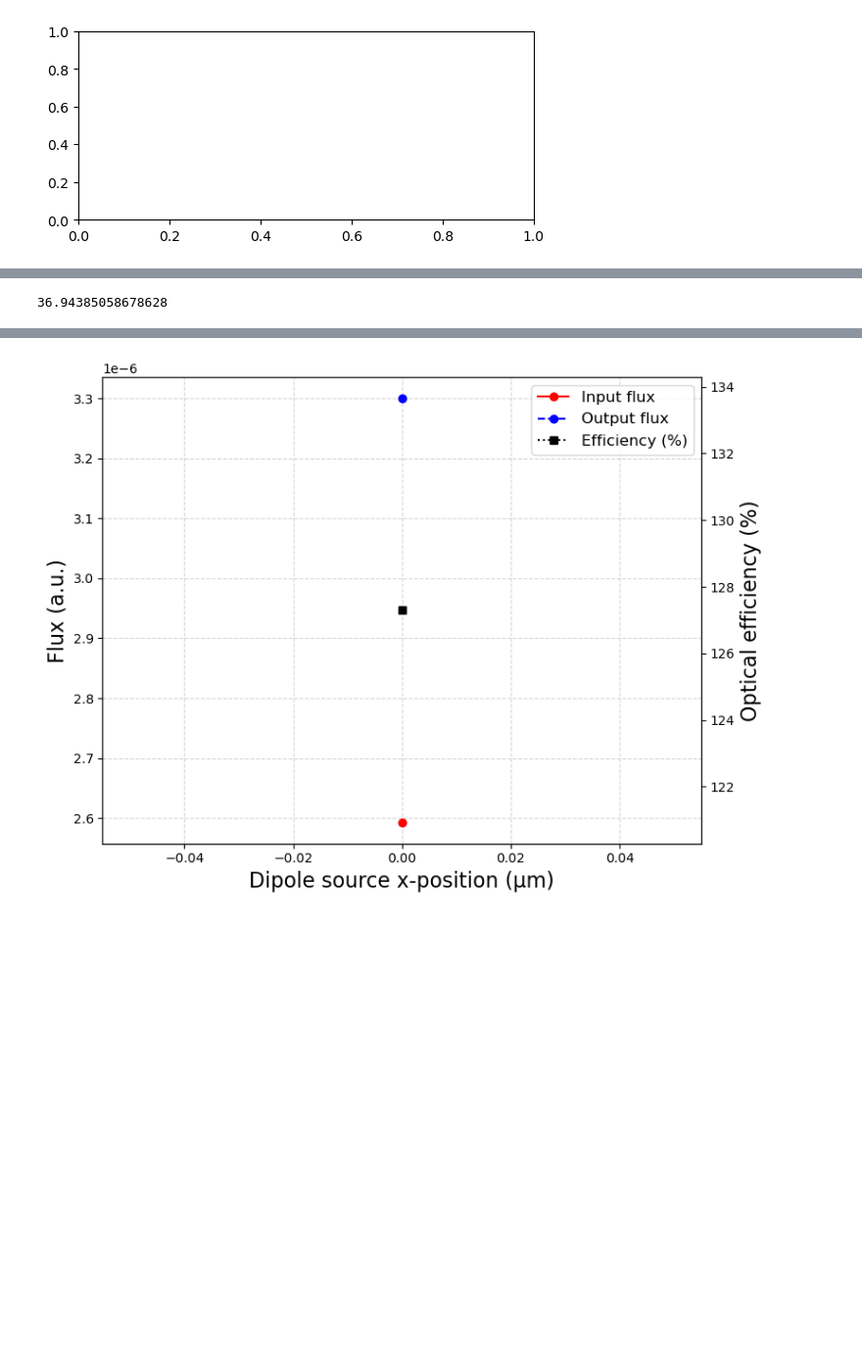
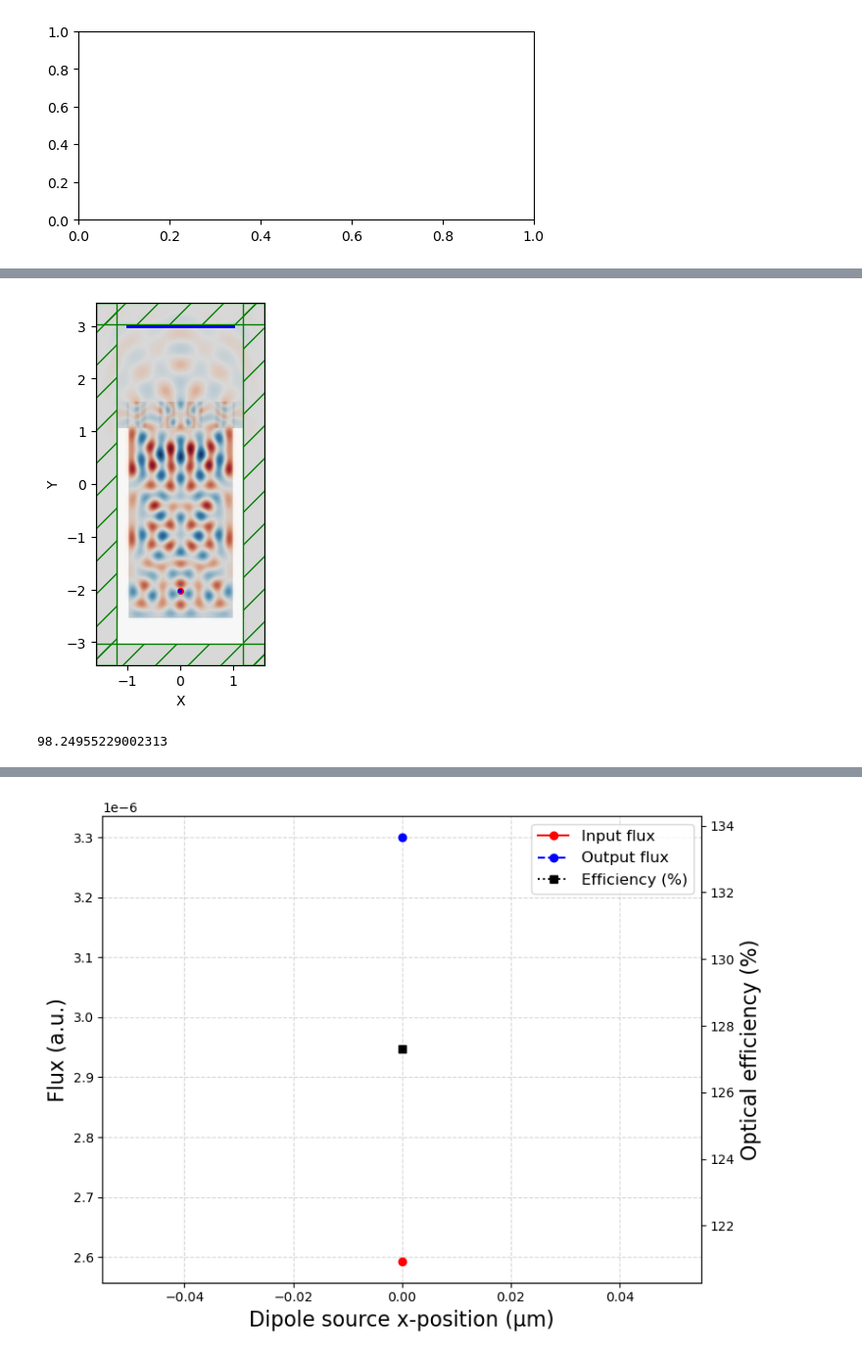
Before and after one commit to M2nion/EIDL, a Jupyter notebook: Tool/Meep/LGD/LGD setup/Mode decomposition/Kyungmin/2025/07/29/Reference data/OLED_Singlelayer_Ref.ipynb, the cells around one changed output, grey strips where cells are left out. Shown at 98% size. Saved outputs shown, nothing was run; the diff lists cells and outputs as text; code cells hidden in the pictures; blank space fills up the shorter version.

```diff
--- a/Tool/Meep/LGD/LGD setup/Mode decomposition/Kyungmin/2025/07/29/Reference data/OLED_Singlelayer_Ref.ipynb
+++ b/Tool/Meep/LGD/LGD setup/Mode decomposition/Kyungmin/2025/07/29/Reference data/OLED_Singlelayer_Ref.ipynb
@@ -743,0 +752,3 @@ Source 1: EQE = 60.93 %
+# %%
+opt_list[0].plot2D(fields=mp.Ez)
+# %% [output]
@@ -744,7 +756,8 @@ Source 1: EQE = 60.93 %
+[figure, added]
 # %%
-0.089686/0.242763*100
+0.274860/0.279757*100
 # %% [output]
-36.94385058678628
+98.24955229002313
 # %%
 import numpy as np
 import matplotlib.pyplot as plt
```
Also changed, not shown: parts of 10 cells of this notebook, 4 other files.
